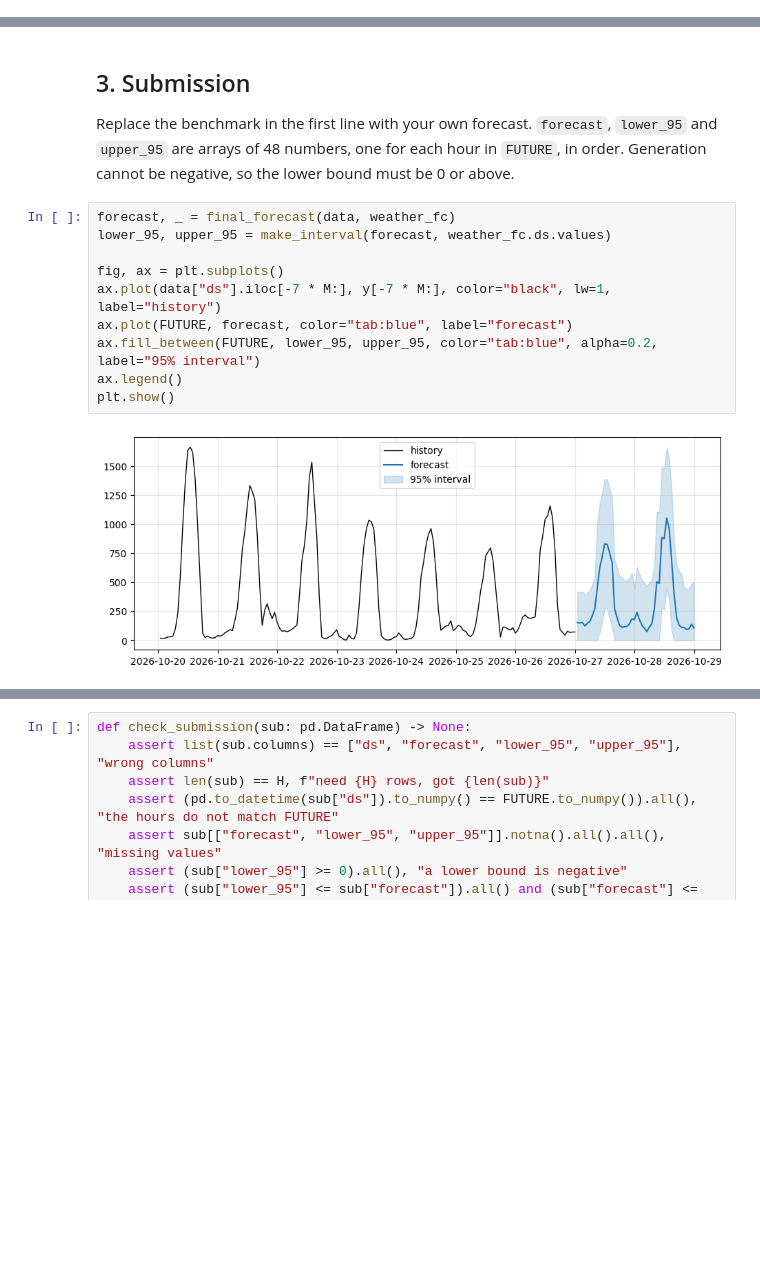
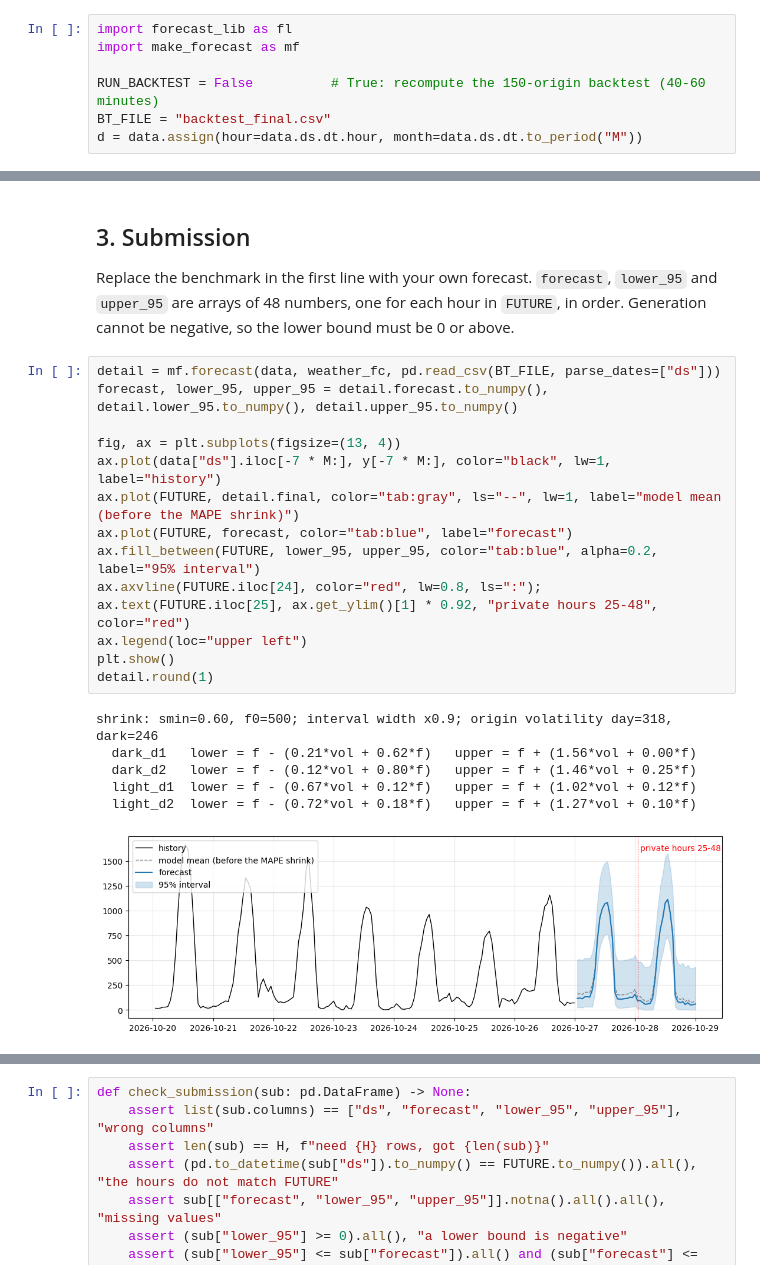
Before and after one commit to inarbut/time-series-final, a Jupyter notebook: Narbut_project.ipynb, the cells around one changed output, grey strips where cells are left out. Cells and saved outputs as stored; diff of their text form; blank space fills up the shorter version.

```diff
--- a/Narbut_project.ipynb
+++ b/Narbut_project.ipynb
@@ -339,0 +171,7 @@ plt.tight_layout(); plt.show()
+# %%
+import forecast_lib as fl
+import make_forecast as mf
+
+RUN_BACKTEST = False          # True: recompute the 150-origin backtest (40-60 minutes)
+BT_FILE = "backtest_final.csv"
+d = data.assign(hour=data.ds.dt.hour, month=data.ds.dt.to_period("M"))
@@ -344,14 +631,22 @@ Replace the benchmark in the first line with your own forecast. `forecast`, `low
 are arrays of 48 numbers, one for each hour in `FUTURE`, in order. Generation cannot be negative, so the
 lower bound must be 0 or above.
 # %%
-forecast, _ = final_forecast(data, weather_fc)
-lower_95, upper_95 = make_interval(forecast, weather_fc.ds.values)
+detail = mf.forecast(data, weather_fc, pd.read_csv(BT_FILE, parse_dates=["ds"]))
+forecast, lower_95, upper_95 = detail.forecast.to_numpy(), detail.lower_95.to_numpy(), detail.upper_95.to_numpy()
 
-fig, ax = plt.subplots()
+fig, ax = plt.subplots(figsize=(13, 4))
 ax.plot(data["ds"].iloc[-7 * M:], y[-7 * M:], color="black", lw=1, label="history")
+ax.plot(FUTURE, detail.final, color="tab:gray", ls="--", lw=1, label="model mean (before the MAPE shrink)")
 ax.plot(FUTURE, forecast, color="tab:blue", label="forecast")
 ax.fill_between(FUTURE, lower_95, upper_95, color="tab:blue", alpha=0.2, label="95% interval")
-ax.legend()
+ax.axvline(FUTURE.iloc[24], color="red", lw=0.8, ls=":"); ax.text(FUTURE.iloc[25], ax.get_ylim()[1] * 0.92, "private hours 25-48", color="red")
+ax.legend(loc="upper left")
 plt.show()
+detail.round(1)
 # %% [output]
+shrink: smin=0.60, f0=500; interval width x0.9; origin volatility day=318, dark=246
+  dark_d1   lower = f - (0.21*vol + 0.62*f)   upper = f + (1.56*vol + 0.00*f)
+  dark_d2   lower = f - (0.12*vol + 0.80*f)   upper = f + (1.46*vol + 0.25*f)
+  light_d1  lower = f - (0.67*vol + 0.12*f)   upper = f + (1.02*vol + 0.12*f)
+  light_d2  lower = f - (0.72*vol + 0.18*f)   upper = f + (1.27*vol + 0.10*f)
-[figure, old version]
+[figure, new version]
```
Also changed, not shown: parts of 44 cells of this notebook, 7 other files.
